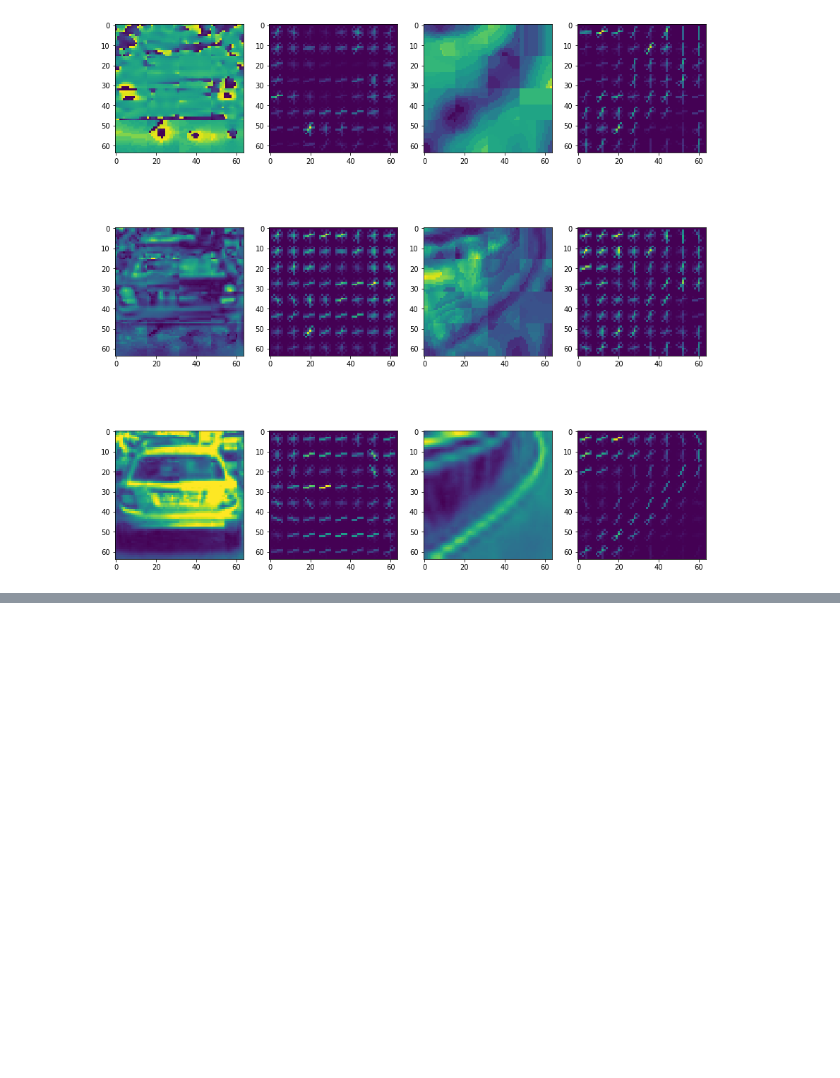
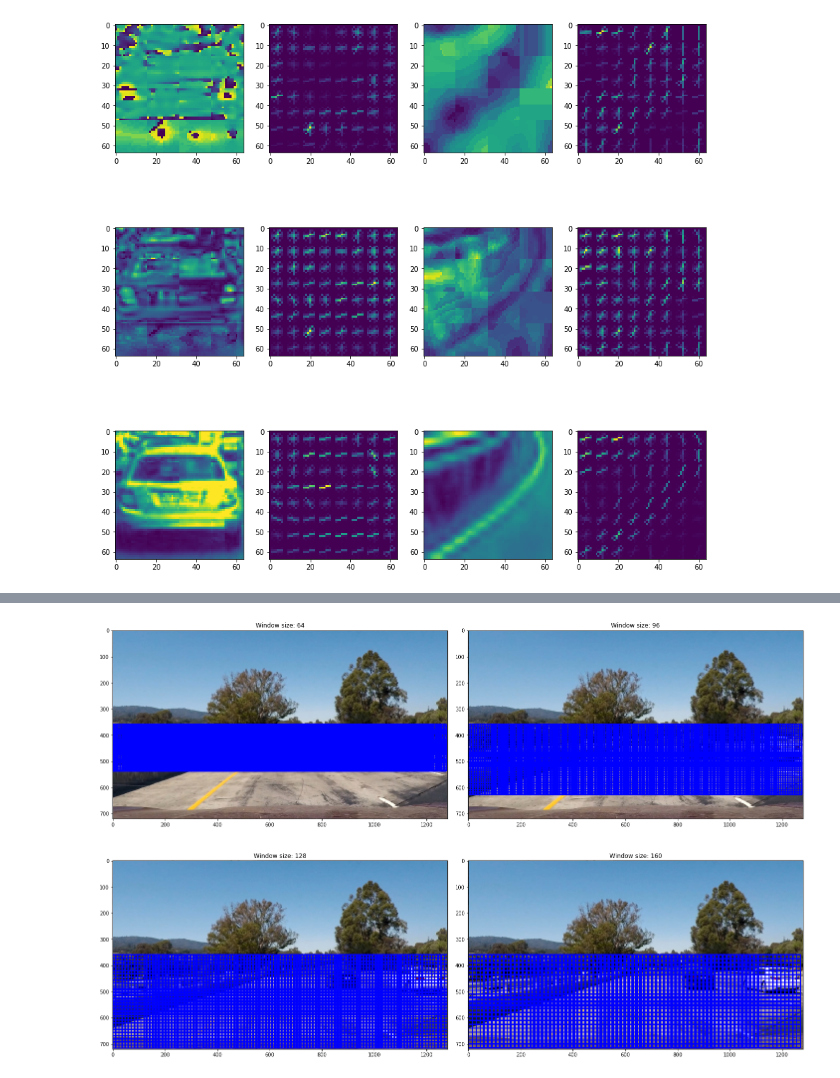
Before and after one commit to markandlw/CarND-Vehicle-Detection, a Jupyter notebook: report.ipynb, the cells around one changed output, grey strips where cells are left out. Cells and saved outputs as stored; diff of their text form; code cells hidden in the pictures; blank space fills up the shorter version.

Commit message:
Provide multiple window search.

```diff
--- a/report.ipynb
+++ b/report.ipynb
@@ -199,0 +204,19 @@ For these 10 labels:  [ 1.  0.  1.  0.  1.  0.  1.  1.  0.  1.]
+# %%
+test_img = mpimg.imread('./test_images/test1.jpg')
+
+def search_endpoint(window_size, img_height):
+    return int(img_height / 2), int(img_height / 2 + img_height / 2 * window_size / 128)
+
+row,col = 2,2
+f, ax = plt.subplots(row, col, figsize=(20,13))
+f.tight_layout()
+
+multi_windows = []
+for count,size in enumerate(range(64,192,32)):
+    start,stop = search_endpoint(size, test_img.shape[0])
+    window = slide_window(test_img,y_start_stop=[start,stop],xy_window=(size,size),xy_overlap=(0.9, 0.9))
+    multi_windows.append(window)
+    ax.flatten()[count].imshow(draw_boxes(test_img,window,thick=3))
+    ax.flatten()[count].set_title('Window size: ' + str(size))
+# %% [output]
+[figure, added]
```
Also changed, not shown: parts of 4 cells of this notebook, 1 other file.
